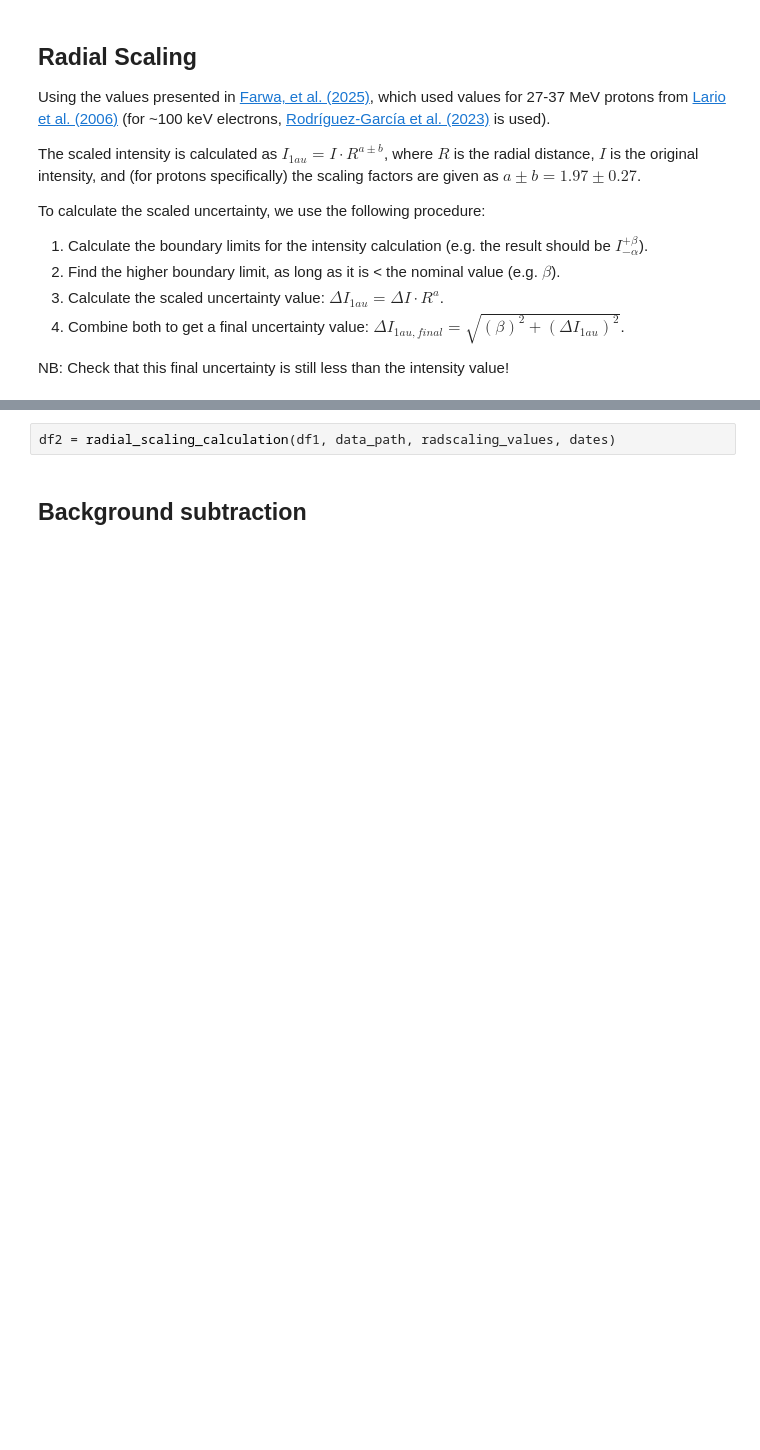
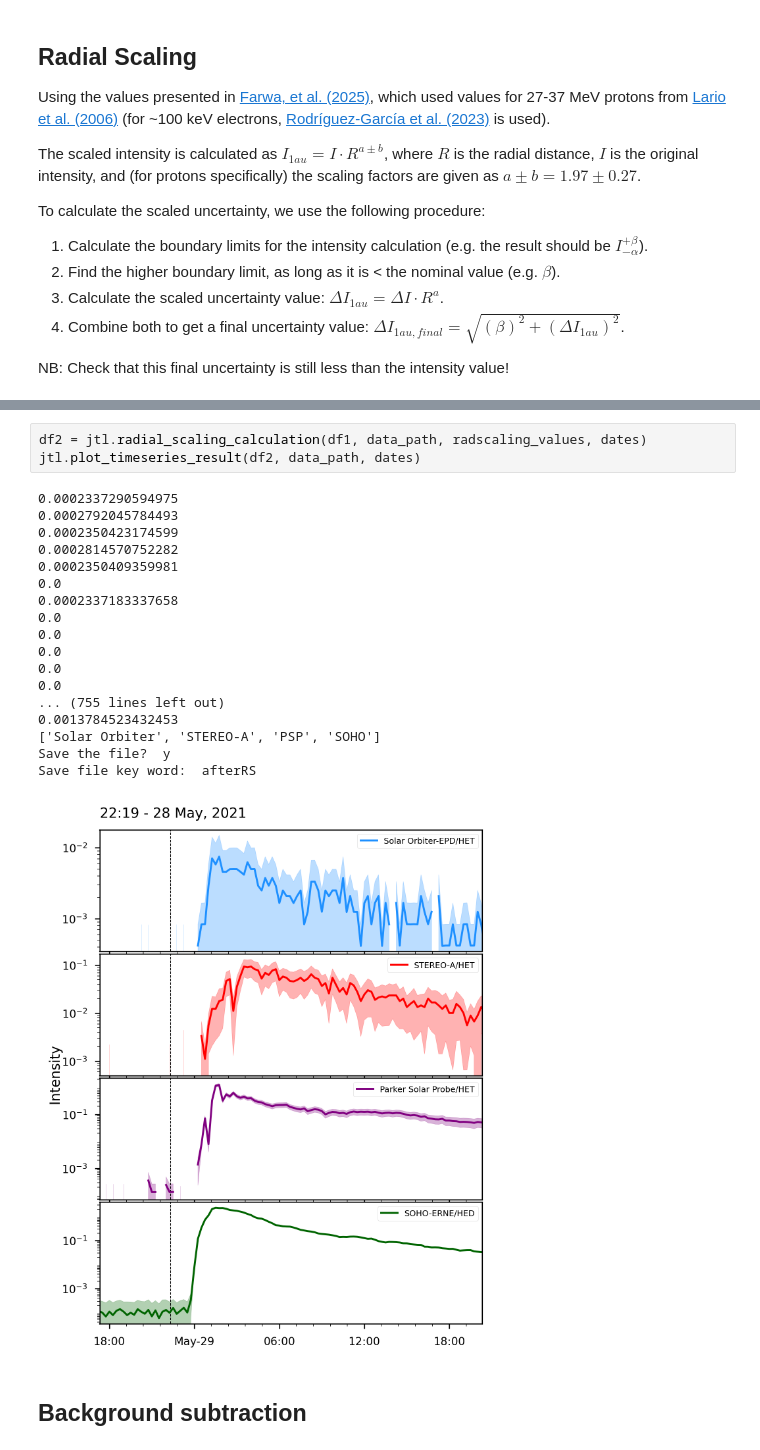
Before and after one commit to JaxLang/JTL_SEPDistributionTool, a Jupyter notebook: JTL_SOLER_SEPspreadtool.ipynb, the cells around one changed output, grey strips where cells are left out. Cells and saved outputs as stored; diff of their text form; blank space fills up the shorter version.

```diff
--- a/JTL_SOLER_SEPspreadtool.ipynb
+++ b/JTL_SOLER_SEPspreadtool.ipynb
@@ -210,5 +250,25 @@ def radial_scaling_calculation(df0, data_path, scaling_values, dates):
 # %%
-df2 = radial_scaling_calculation(df1, data_path, radscaling_values, dates)
+df2 = jtl.radial_scaling_calculation(df1, data_path, radscaling_values, dates)
+jtl.plot_timeseries_result(df2, data_path, dates)
+# %% [output]
+0.0002337290594975
+0.0002792045784493
+0.0002350423174599
+0.0002814570752282
+0.0002350409359981
+0.0
+0.0002337183337658
+0.0
+0.0
+0.0
+0.0
+0.0
+... (755 lines left out)
+0.0013784523432453
+['Solar Orbiter', 'STEREO-A', 'PSP', 'SOHO']
+Save the file?  y
+Save file key word:  afterRS
+[figure, added]
 # %% [markdown]
 ## Background subtraction
 # %% [markdown]
```
Also changed, not shown: parts of 10 cells of this notebook, 1 other file.
